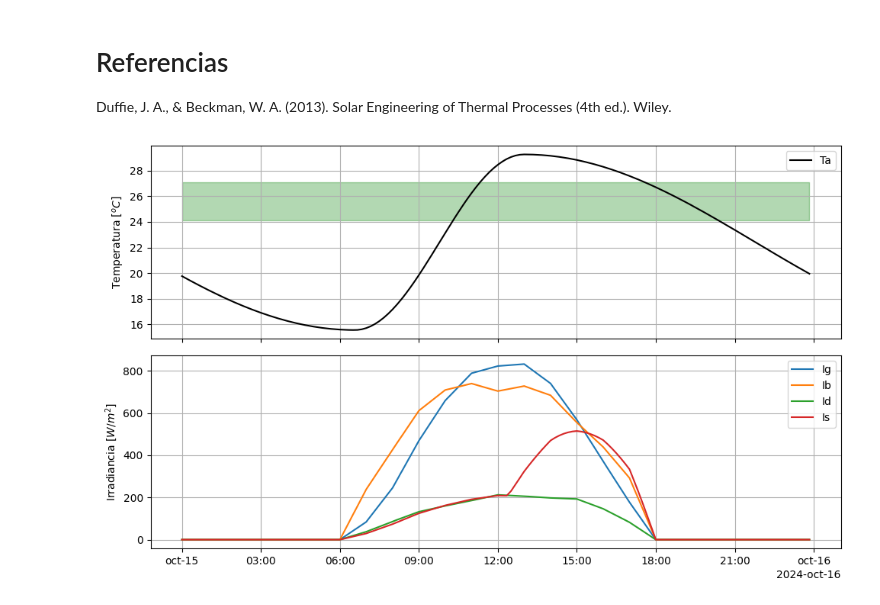
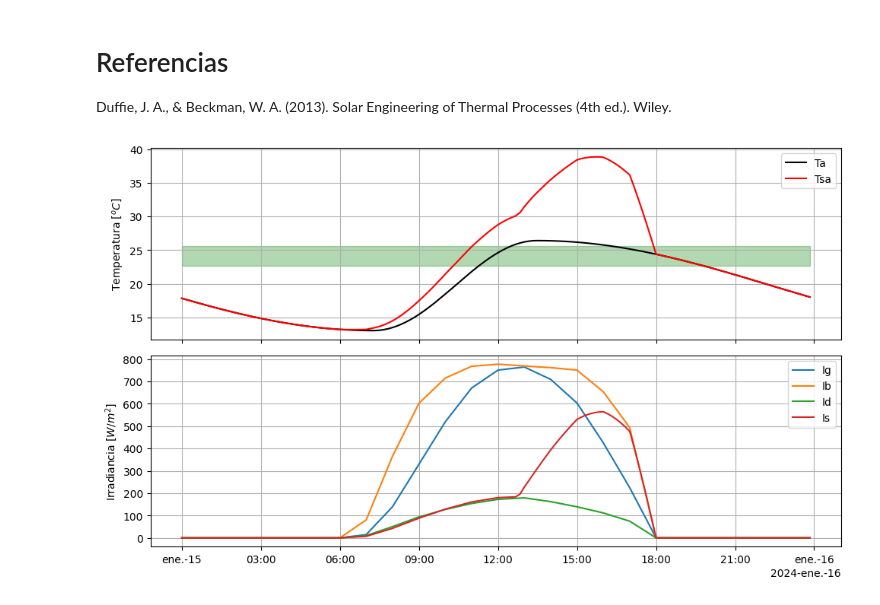
Before and after one commit to AltamarMx/enerhabitat_webapp, a Jupyter notebook: notebooks/001_solar_geometry.ipynb, the cells around one changed output. Saved outputs shown, nothing was run; the diff lists cells and outputs as text; code cells hidden in the pictures.

```diff
--- a/notebooks/001_solar_geometry.ipynb
+++ b/notebooks/001_solar_geometry.ipynb
@@ -28,7 +28,7 @@ epw = read_epw(f_epw,alias=True,year='2024',warns=False)
 lat = 18.8502768
 lon = -99.2837051
 altitude = 1280
-mes = '10'
+mes = '01'
 dia = '15'
 absortancia = 0.3
 h = 13.
@@ -64,7 +64,7 @@ tTmax,Tmin,Tmax = calculate_tTmaxTminTmax(f_epw,mes,epw)
 dia = temperature_model(dia, Tmin, Tmax, sunrise, tTmax)
 # # Agrega Ig, Ib, Id a dia
 
-dia = add_IgIbId_Tn(f_epw,dia,epw,mes,f1,f2,timezone)
+dia = add_IgIbId_Tn(dia,epw,mes,f1,f2,timezone)
 
 total_irradiance = pvlib.irradiance.get_total_irradiance(
     surface_tilt=surface_tilt,
@@ -83,32 +83,32 @@ dia['DeltaTn'] = calculate_DtaTn(DeltaTa)
 # %%
 fig, ax = plt.subplots(2,figsize=(10,6),sharex=True)
 
 df = dia.iloc[::600]
 ax[0].plot(df.Ta, 'k-',label='Ta')
 # ax[0].plot(df.Tn, 'g-',label='Tn')
-# ax[0].plot(df.Tsa,'r-',label='Tsa')
+ax[0].plot(df.Tsa,'r-',label='Tsa')
 ax[0].fill_between(df.index,
                    df.Tn + df.DeltaTn,
                    df.Tn - df.DeltaTn,color='green',alpha=0.3)
 
 ax[1].plot(df.Ig,label='Ig')
 ax[1].plot(df.Ib,label='Ib')
 ax[1].plot(df.Id,label='Id')
 ax[1].plot(df.Is,label='Is')
 
 ax[0].set_ylabel('Temperatura [$^oC$]')
 ax[1].set_ylabel('Irradiancia [$W/m^2$]')
 
 locator = AutoDateLocator()
 formatter = ConciseDateFormatter(locator)
 ax[1].xaxis.set_major_formatter(formatter)
 
 
 for a in ax:
     a.legend()
     a.grid()
 fig.tight_layout()
 # %% [output]
-[figure, old version]
+[figure, new version]
 # %%
 dia.to_parquet("../data/dia.parquet")
```
Also changed, not shown: 1 other file.
